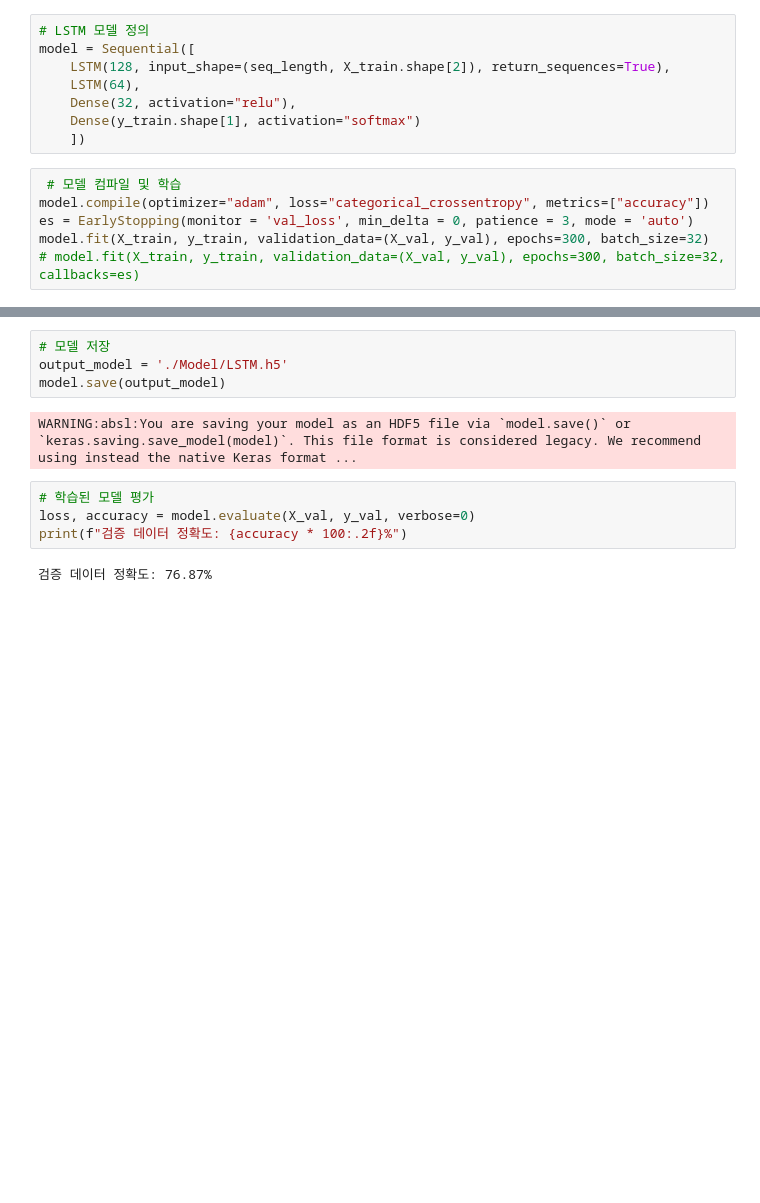
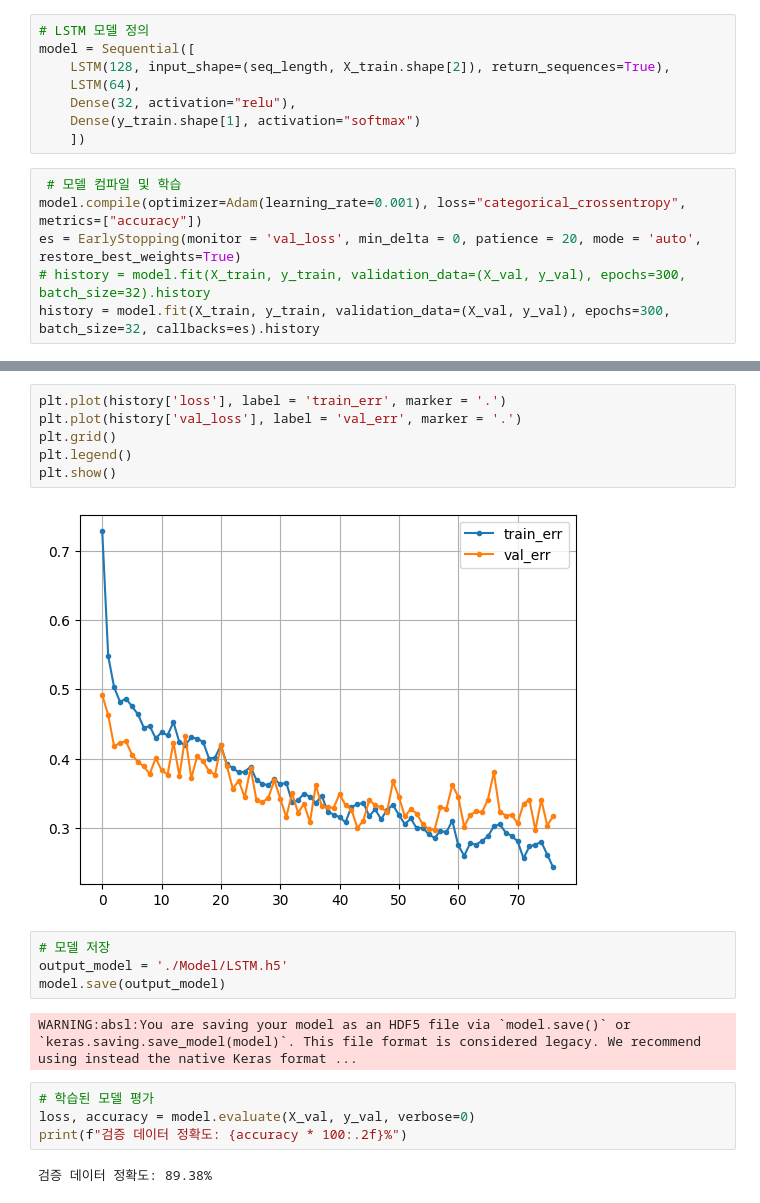
Before and after one commit to sinooo0/abnormal-action-recognition, a Jupyter notebook: 2-1. LSTM_Train.ipynb, the cells around one changed output, grey strips where cells are left out. Saved outputs shown, nothing was run; the diff lists cells and outputs as text; blank space fills up the shorter version.

```diff
--- a/2-1. LSTM_Train.ipynb
+++ b/2-1. LSTM_Train.ipynb
@@ -126,9 +128,9 @@ model = Sequential([
     ])
 # %%
  # 모델 컴파일 및 학습
-model.compile(optimizer="adam", loss="categorical_crossentropy", metrics=["accuracy"])
-es = EarlyStopping(monitor = 'val_loss', min_delta = 0, patience = 3, mode = 'auto')
-model.fit(X_train, y_train, validation_data=(X_val, y_val), epochs=300, batch_size=32)
-# model.fit(X_train, y_train, validation_data=(X_val, y_val), epochs=300, batch_size=32, callbacks=es)
+model.compile(optimizer=Adam(learning_rate=0.001), loss="categorical_crossentropy", metrics=["accuracy"])
+es = EarlyStopping(monitor = 'val_loss', min_delta = 0, patience = 20, mode = 'auto', restore_best_weights=True)
+# history = model.fit(X_train, y_train, validation_data=(X_val, y_val), epochs=300, batch_size=32).history
+history = model.fit(X_train, y_train, validation_data=(X_val, y_val), epochs=300, batch_size=32, callbacks=es).history
 # %% [output]
 Epoch 1/300
@@ -152,3 +153,11 @@ KeyboardInterrupt:
+# %%
+plt.plot(history['loss'], label = 'train_err', marker = '.')
+plt.plot(history['val_loss'], label = 'val_err', marker = '.')
+plt.grid()
+plt.legend()
+plt.show()
+# %% [output]
+[figure, added]
 # %%
 # 모델 저장
 output_model = './Model/LSTM.h5'
@@ -160,4 +169,4 @@ WARNING:absl:You are saving your model as an HDF5 file via `model.save()` or `ke
 loss, accuracy = model.evaluate(X_val, y_val, verbose=0)
 print(f"검증 데이터 정확도: {accuracy * 100:.2f}%")
 # %% [output]
-검증 데이터 정확도: 76.87%
+검증 데이터 정확도: 89.38%
```
Also changed, not shown: parts of 4 cells of this notebook, 4 other files.
